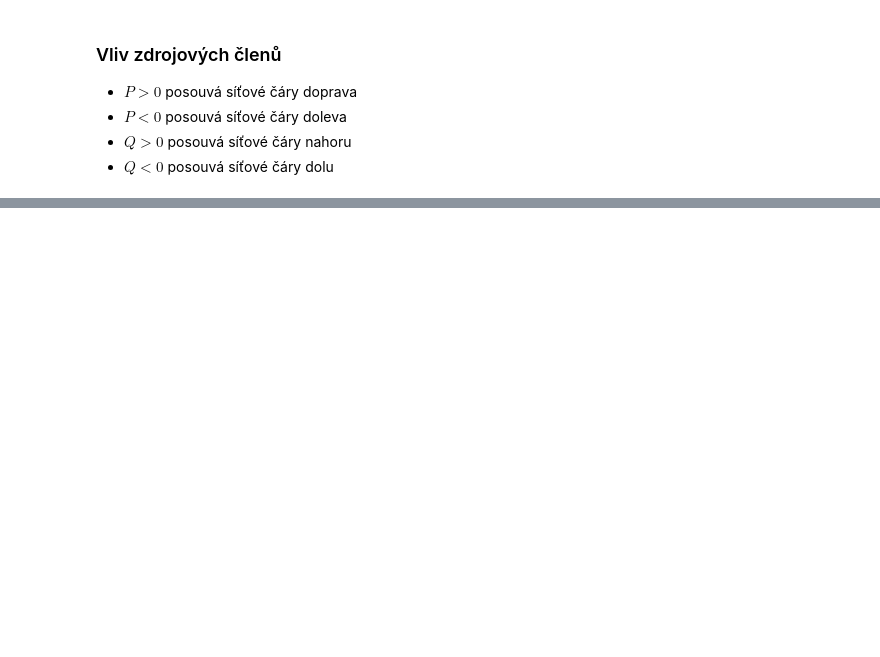
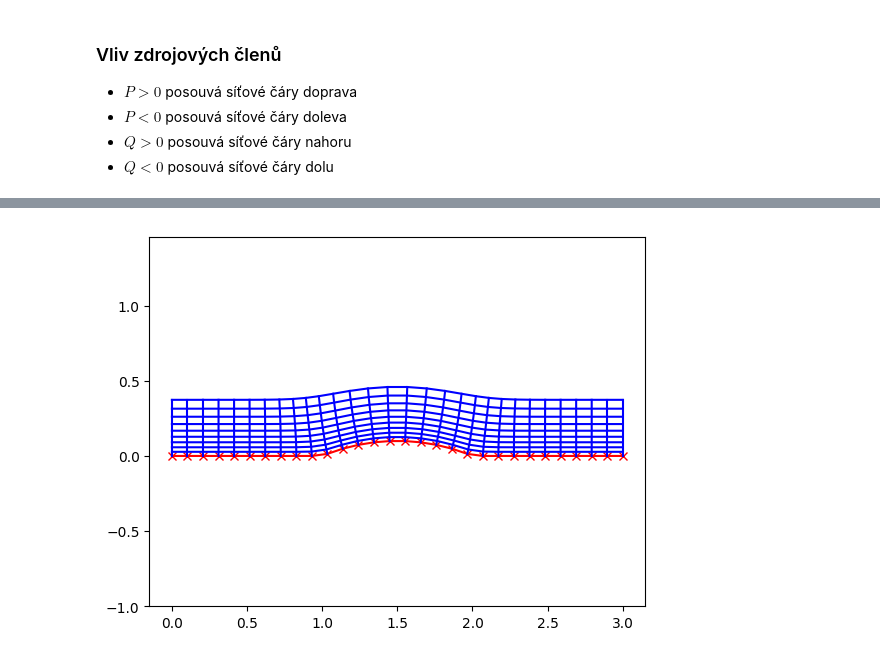
Before and after one commit to furstj/NSP, a Jupyter notebook: 01_strukturovana_sit.ipynb, the cells around one changed output, grey strips where cells are left out. Drawn from its saved outputs; the diff is of its cells as text; code cells hidden in the pictures; blank space fills up the shorter version.

```diff
--- a/01_strukturovana_sit.ipynb
+++ b/01_strukturovana_sit.ipynb
@@ -419,0 +747,5 @@ Iterace: 70     chyba:0.0001398792094961873
+# %%
+r = hyp_explicit_upwind(30,10,0.025,1.1);
+plot_hyp_mesh(r);
+# %% [output]
+[figure, added]
```
Also changed, not shown: parts of 51 cells of this notebook.
